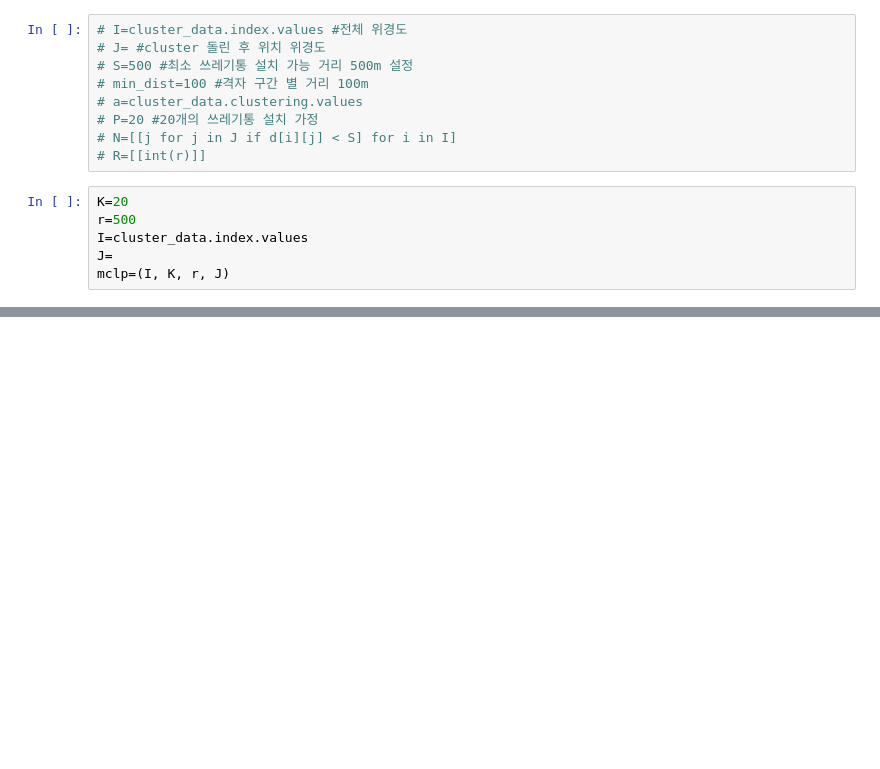
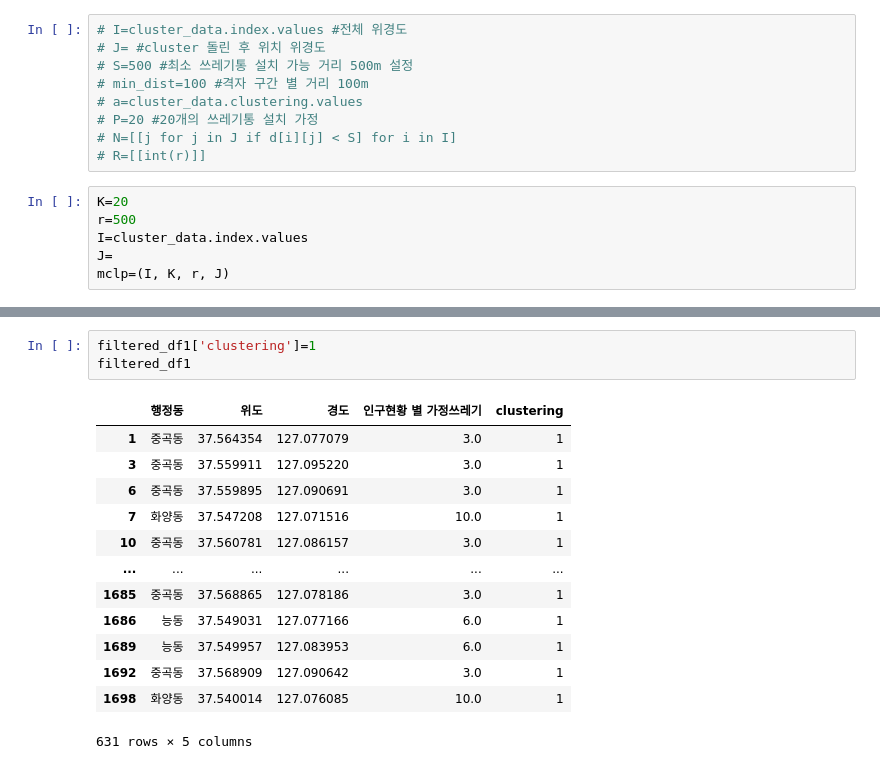
Before and after one commit to hyeeunjeong/bigdata, a Jupyter notebook: 광진구 빅데이터 분석.ipynb, the cells around one changed output, grey strips where cells are left out. Drawn from its saved outputs; the diff is of its cells as text; blank space fills up the shorter version.

```diff
--- a/광진구 빅데이터 분석.ipynb
+++ b/광진구 빅데이터 분석.ipynb
@@ -554,0 +595,17 @@ mclp=(I, K, r, J)
+# %%
+filtered_df1['clustering']=1
+filtered_df1
+# %% [output]
+|  | 행정동 | 위도 | 경도 | 인구현황 별 가정쓰레기 | clustering |
+| 1 | 중곡동 | 37.564354 | 127.077079 | 3.0 | 1 |
+| 3 | 중곡동 | 37.559911 | 127.095220 | 3.0 | 1 |
+| 6 | 중곡동 | 37.559895 | 127.090691 | 3.0 | 1 |
+| 7 | 화양동 | 37.547208 | 127.071516 | 10.0 | 1 |
+| 10 | 중곡동 | 37.560781 | 127.086157 | 3.0 | 1 |
+| ... | ... | ... | ... | ... | ... |
+| 1685 | 중곡동 | 37.568865 | 127.078186 | 3.0 | 1 |
+| 1686 | 능동 | 37.549031 | 127.077166 | 6.0 | 1 |
+| 1689 | 능동 | 37.549957 | 127.083953 | 6.0 | 1 |
+| 1692 | 중곡동 | 37.568909 | 127.090642 | 3.0 | 1 |
+| 1698 | 화양동 | 37.540014 | 127.076085 | 10.0 | 1 |
+631 rows × 5 columns
```
Also changed, not shown: parts of 45 cells of this notebook.
